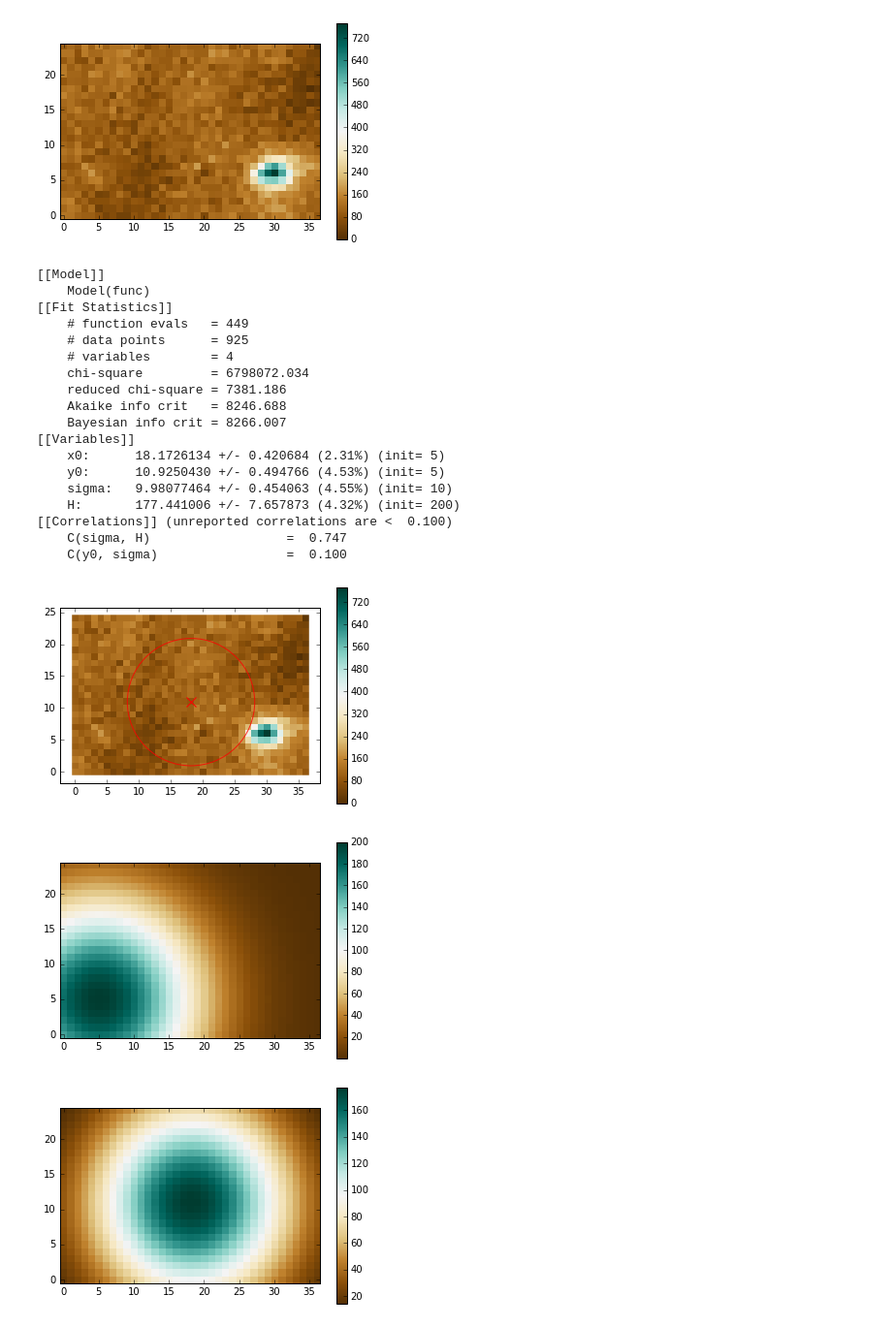
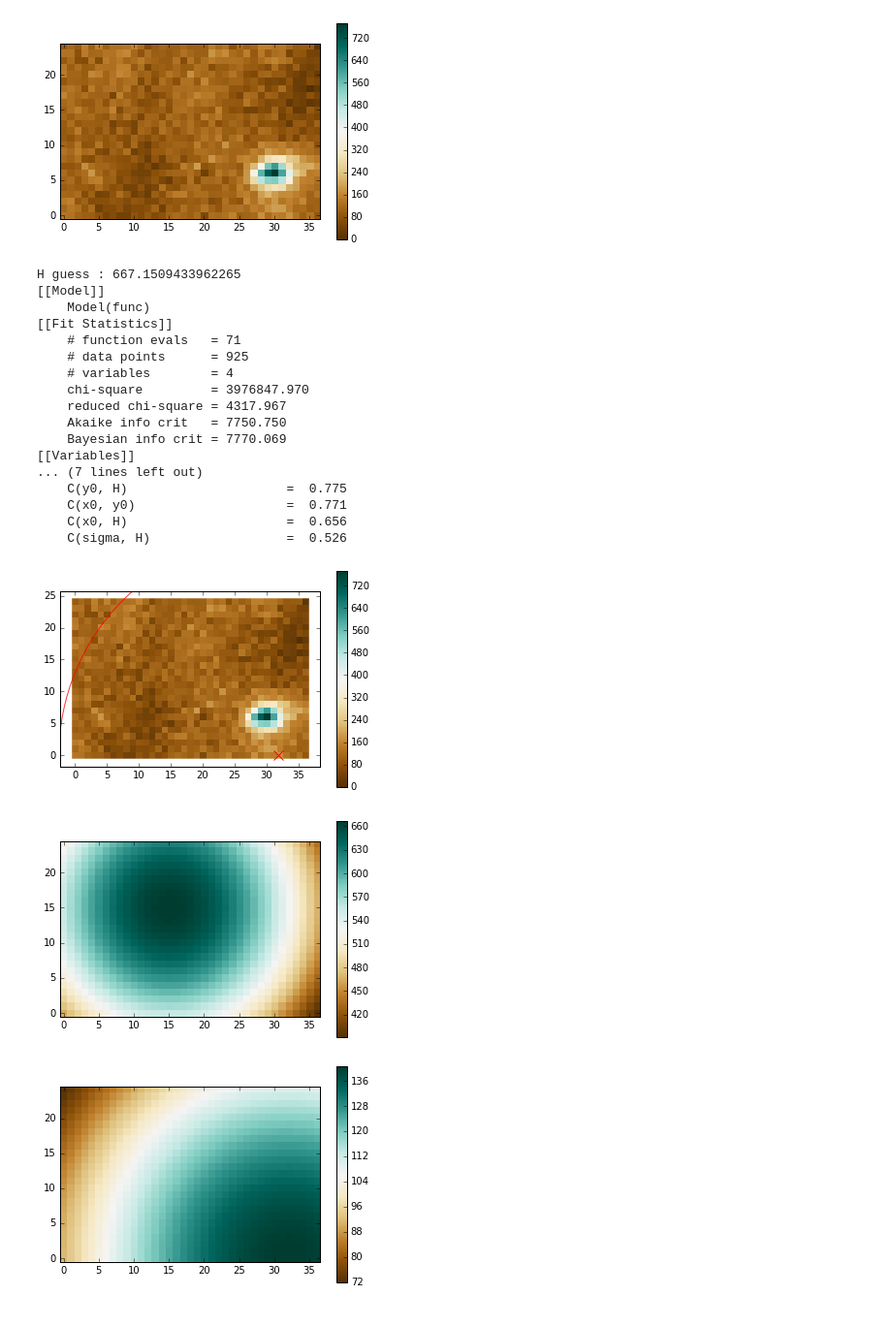
Before and after one commit to hadim/Public-Notebooks, a Jupyter notebook: 2d_gaussian_fit/notebook.ipynb, the cells around one changed output. Shown at 97% size. Saved outputs shown, nothing was run; the diff lists cells and outputs as text; code cells hidden in the pictures.

```diff
--- a/2d_gaussian_fit/notebook.ipynb
+++ b/2d_gaussian_fit/notebook.ipynb
@@ -116,49 +122,52 @@ plot(image)
 # %%
 # Fit generated model
 
 model = Model(func)
 
 # Guess initials parameters
-model.set_param_hint('x0', value=5, min=0, max=300)
-model.set_param_hint('y0', value=5, min=0, max=300)
-model.set_param_hint('sigma', value=10, min=0.1, max=10)
-model.set_param_hint('H', value=200, min=0, max=1000)
+model.set_param_hint('x0', value=15, min=0, max=300)
+model.set_param_hint('y0', value=15, min=0, max=300)
+model.set_param_hint('sigma', value=25, min=0, max=300)
 
+## Guessing height (H) value
+background = image[image < threshold_otsu(image)].mean()
+h_guess = image.max() - background
+print("H guess : {}".format(h_guess))
+model.set_param_hint('H', value=h_guess, min=background, max=image.max() * 10)
 # Prepare fit
 x = np.arange(0, image.shape[1], 1)
 y = np.arange(0, image.shape[0], 1)
 xy = np.meshgrid(x, y)
 
 # Fit
 result = model.fit(image, xy=xy, verbose=False)
 
 # Plot result
 predicted_params = result.params
 plot(image, predicted_params)
 
 plot(result.init_fit)
 plot(result.best_fit)
 
 print(result.fit_report())
 # %% [output]
+H guess : 667.1509433962265
 [[Model]]
     Model(func)
 [[Fit Statistics]]
-    # function evals   = 449
+    # function evals   = 71
     # data points      = 925
     # variables        = 4
-    chi-square         = 6798072.034
-    reduced chi-square = 7381.186
-    Akaike info crit   = 8246.688
-    Bayesian info crit = 8266.007
+    chi-square         = 3976847.970
+    reduced chi-square = 4317.967
+    Akaike info crit   = 7750.750
+    Bayesian info crit = 7770.069
 [[Variables]]
-    x0:      18.1726134 +/- 0.420684 (2.31%) (init= 5)
-    y0:      10.9250430 +/- 0.494766 (4.53%) (init= 5)
-    sigma:   9.98077464 +/- 0.454063 (4.55%) (init= 10)
-    H:       177.441006 +/- 7.657873 (4.32%) (init= 200)
-[[Correlations]] (unreported correlations are <  0.100)
-    C(sigma, H)                  =  0.747
-    C(y0, sigma)                 =  0.100
+... (7 lines left out)
+    C(y0, H)                     =  0.775
+    C(x0, y0)                    =  0.771
+    C(x0, H)                     =  0.656
+    C(sigma, H)                  =  0.526
-[figure, old version]
+[figure, new version]
-[figure, old version]
+[figure, new version]
-[figure, old version]
+[figure, new version]
```
Also changed, not shown: parts of 2 cells of this notebook.
